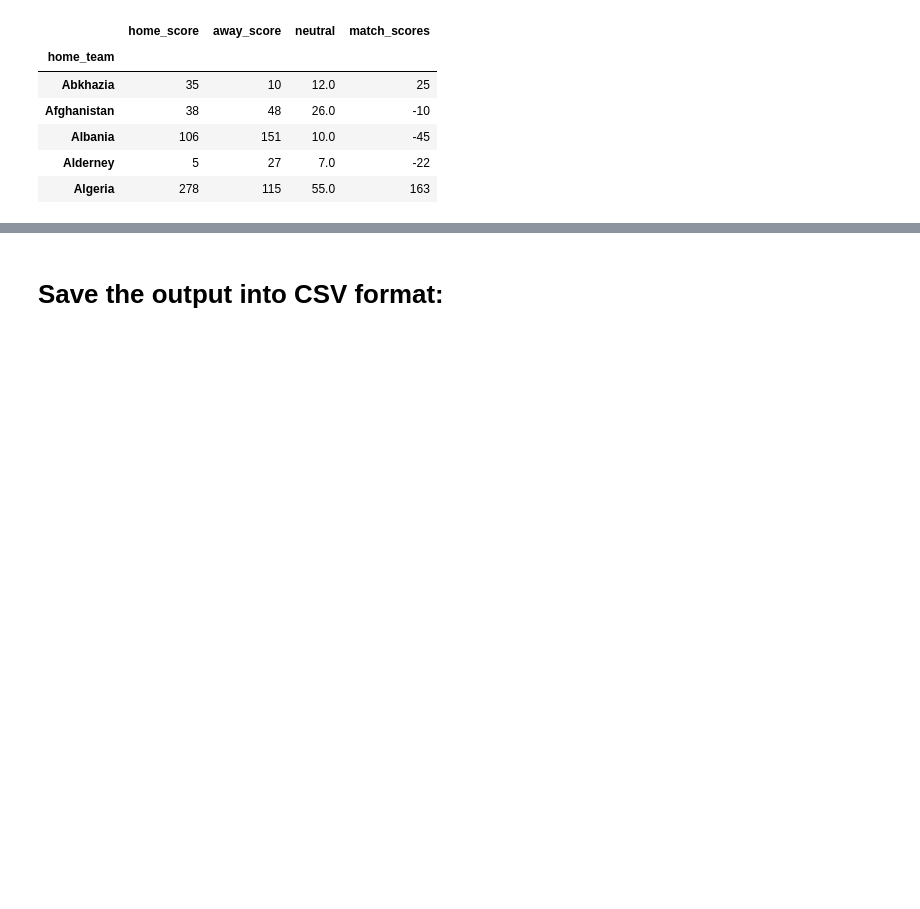
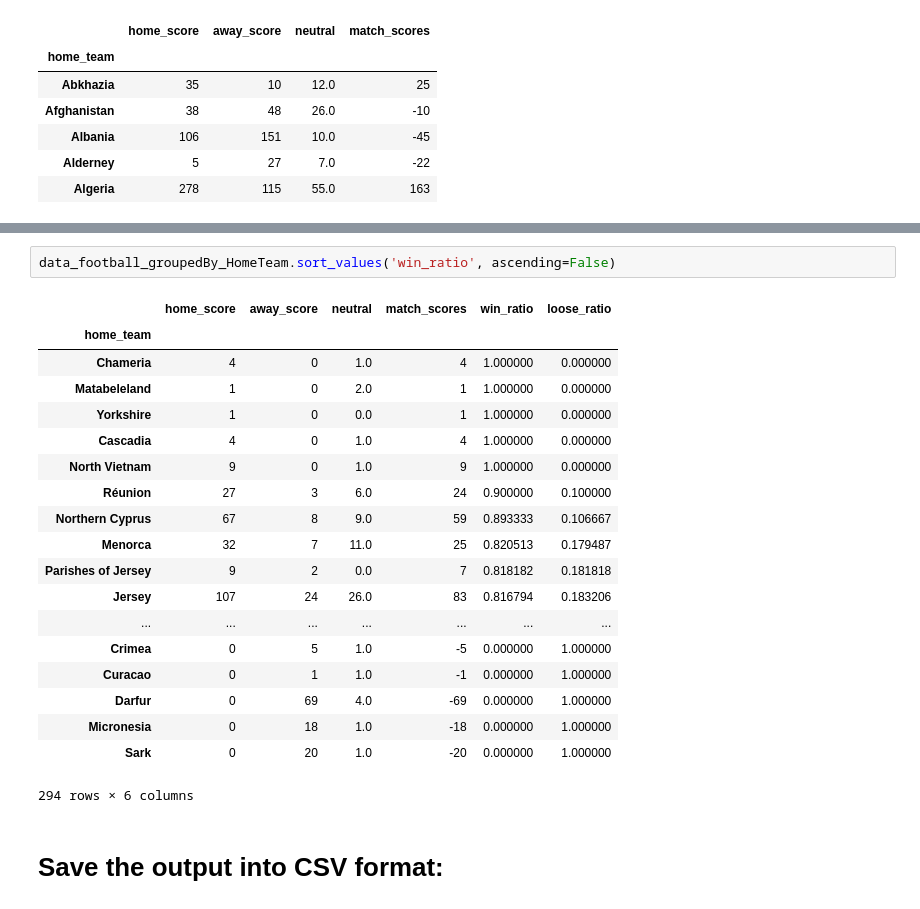
Before and after one commit to ylee9107/Visual-Analytics-Project-1---footballResults, a Jupyter notebook: Python files/Football_Task1.ipynb, the cells around one changed output, grey strips where cells are left out. Saved outputs shown, nothing was run; the diff lists cells and outputs as text; blank space fills up the shorter version.

```diff
--- a/Python files/Football_Task1.ipynb
+++ b/Python files/Football_Task1.ipynb
@@ -587,3 +660,25 @@ data_football_groupedBy_HomeTeam.head()
+# %%
+data_football_groupedBy_HomeTeam.sort_values('win_ratio', ascending=False)
+# %% [output]
+|  | home_score | away_score | neutral | match_scores | win_ratio | loose_ratio |
+| home_team |  |  |  |  |  |  |
+| Chameria | 4 | 0 | 1.0 | 4 | 1.000000 | 0.000000 |
+| Matabeleland | 1 | 0 | 2.0 | 1 | 1.000000 | 0.000000 |
+| Yorkshire | 1 | 0 | 0.0 | 1 | 1.000000 | 0.000000 |
+| Cascadia | 4 | 0 | 1.0 | 4 | 1.000000 | 0.000000 |
+| North Vietnam | 9 | 0 | 1.0 | 9 | 1.000000 | 0.000000 |
+| Réunion | 27 | 3 | 6.0 | 24 | 0.900000 | 0.100000 |
+| Northern Cyprus | 67 | 8 | 9.0 | 59 | 0.893333 | 0.106667 |
+| Menorca | 32 | 7 | 11.0 | 25 | 0.820513 | 0.179487 |
+| Parishes of Jersey | 9 | 2 | 0.0 | 7 | 0.818182 | 0.181818 |
+| Jersey | 107 | 24 | 26.0 | 83 | 0.816794 | 0.183206 |
+| ... | ... | ... | ... | ... | ... | ... |
+| Crimea | 0 | 5 | 1.0 | -5 | 0.000000 | 1.000000 |
+| Curacao | 0 | 1 | 1.0 | -1 | 0.000000 | 1.000000 |
+| Darfur | 0 | 69 | 4.0 | -69 | 0.000000 | 1.000000 |
+| Micronesia | 0 | 18 | 1.0 | -18 | 0.000000 | 1.000000 |
+| Sark | 0 | 20 | 1.0 | -20 | 0.000000 | 1.000000 |
+294 rows × 6 columns
 # %% [markdown]
 # Save the output into CSV format:
 # %%
```
Also changed, not shown: parts of 17 cells of this notebook.
